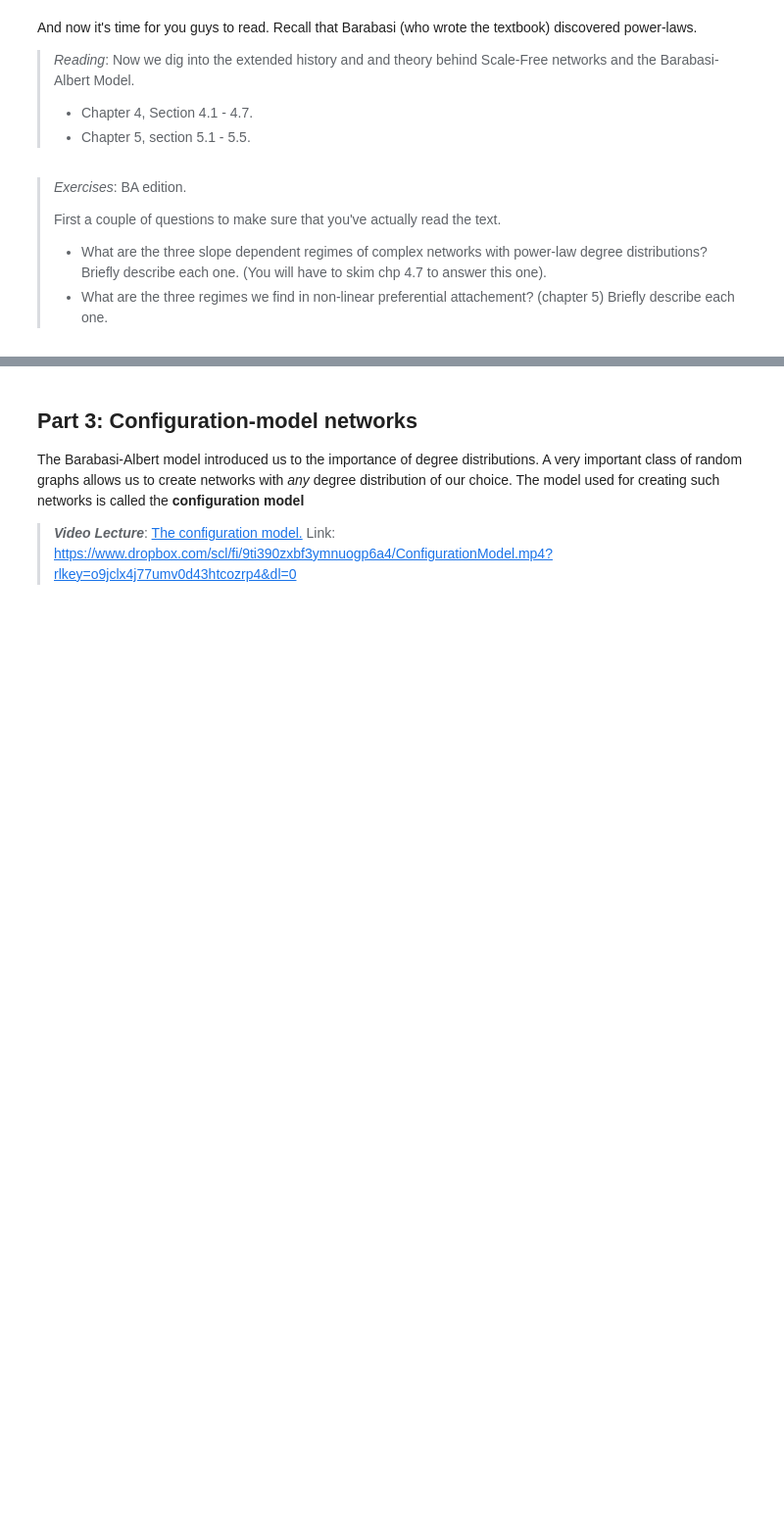
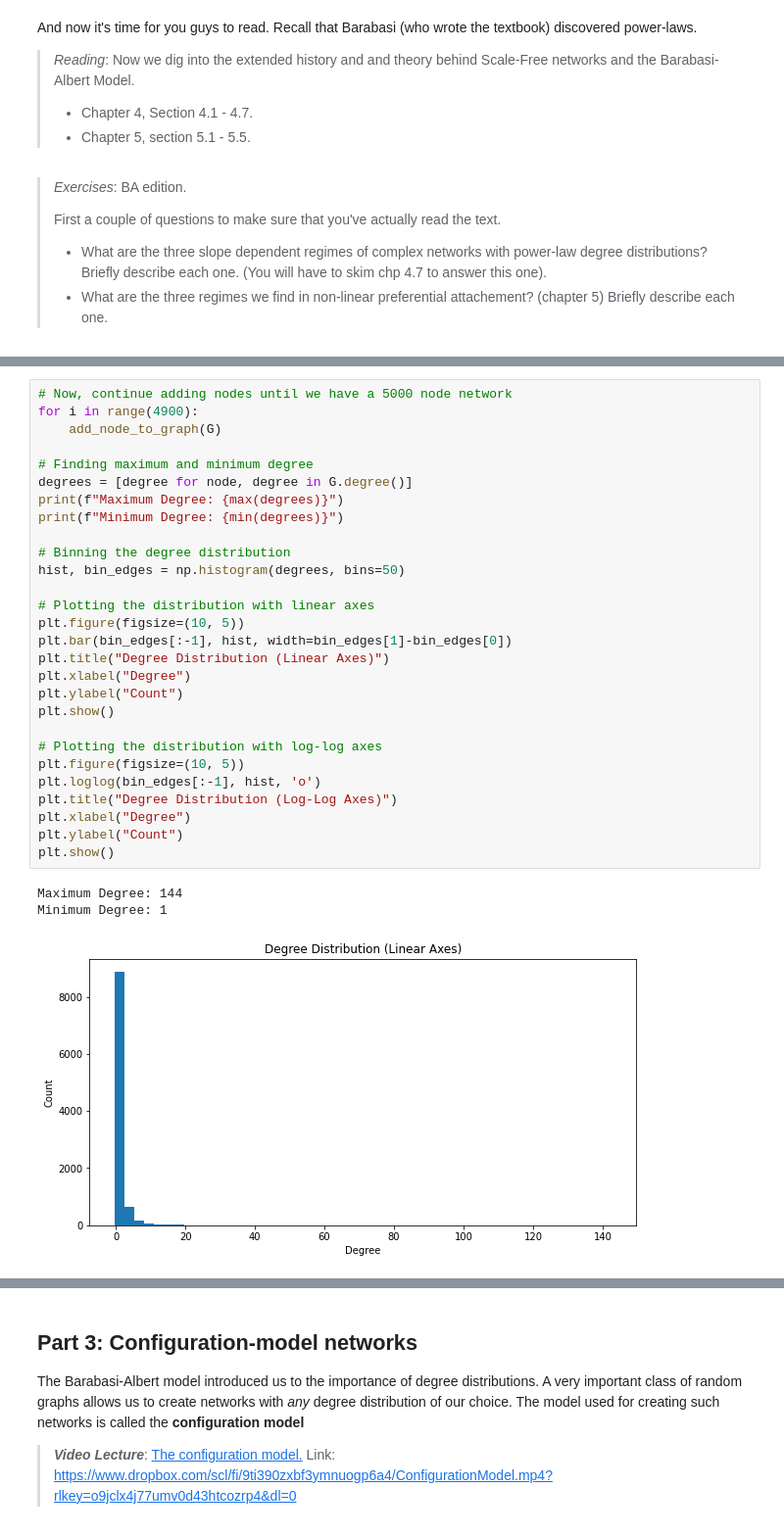
Before and after one commit to pierrehogenhaug/socialgraphs2023, a Jupyter notebook: lectures/Week3SOL.ipynb, the cells around one changed output, grey strips where cells are left out. Shown at 98% size. Drawn from its saved outputs; the diff is of its cells as text; blank space fills up the shorter version.

```diff
--- a/lectures/Week3SOL.ipynb
+++ b/lectures/Week3SOL.ipynb
@@ -161,0 +222,32 @@ And now it's time for you guys to read. Recall that Barabasi (who wrote the text
+# %%
+# Now, continue adding nodes until we have a 5000 node network
+for i in range(4900):
+    add_node_to_graph(G)
+
+# Finding maximum and minimum degree
+degrees = [degree for node, degree in G.degree()]
+print(f"Maximum Degree: {max(degrees)}")
+print(f"Minimum Degree: {min(degrees)}")
+
+# Binning the degree distribution
+hist, bin_edges = np.histogram(degrees, bins=50)
+
+# Plotting the distribution with linear axes
+plt.figure(figsize=(10, 5))
+plt.bar(bin_edges[:-1], hist, width=bin_edges[1]-bin_edges[0])
+plt.title("Degree Distribution (Linear Axes)")
+plt.xlabel("Degree")
+plt.ylabel("Count")
+plt.show()
+
+# Plotting the distribution with log-log axes
+plt.figure(figsize=(10, 5))
+plt.loglog(bin_edges[:-1], hist, 'o')
+plt.title("Degree Distribution (Log-Log Axes)")
+plt.xlabel("Degree")
+plt.ylabel("Count")
+plt.show()
+# %% [output]
+Maximum Degree: 144
+Minimum Degree: 1
+[figure, added]
```
Also changed, not shown: parts of 15 cells of this notebook.
